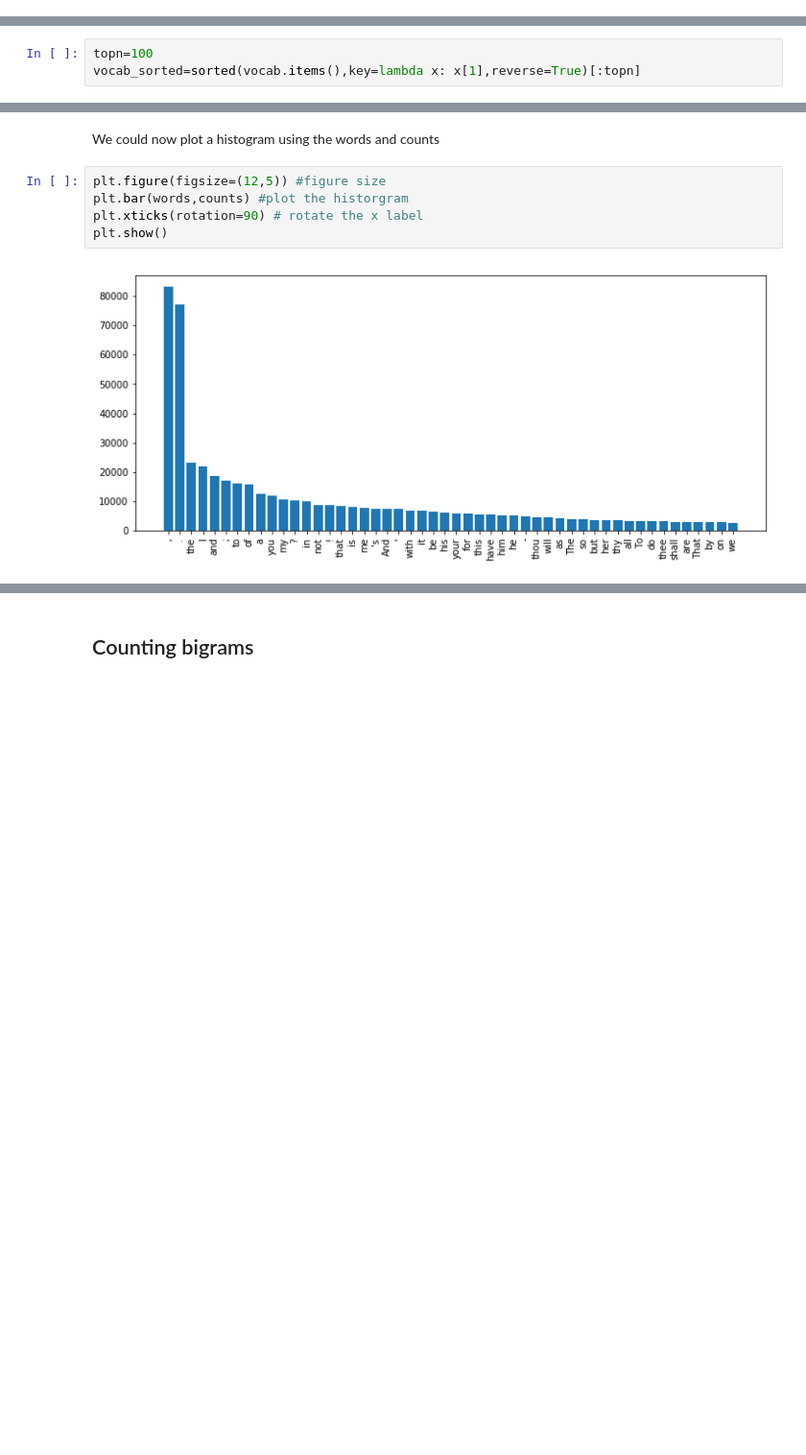
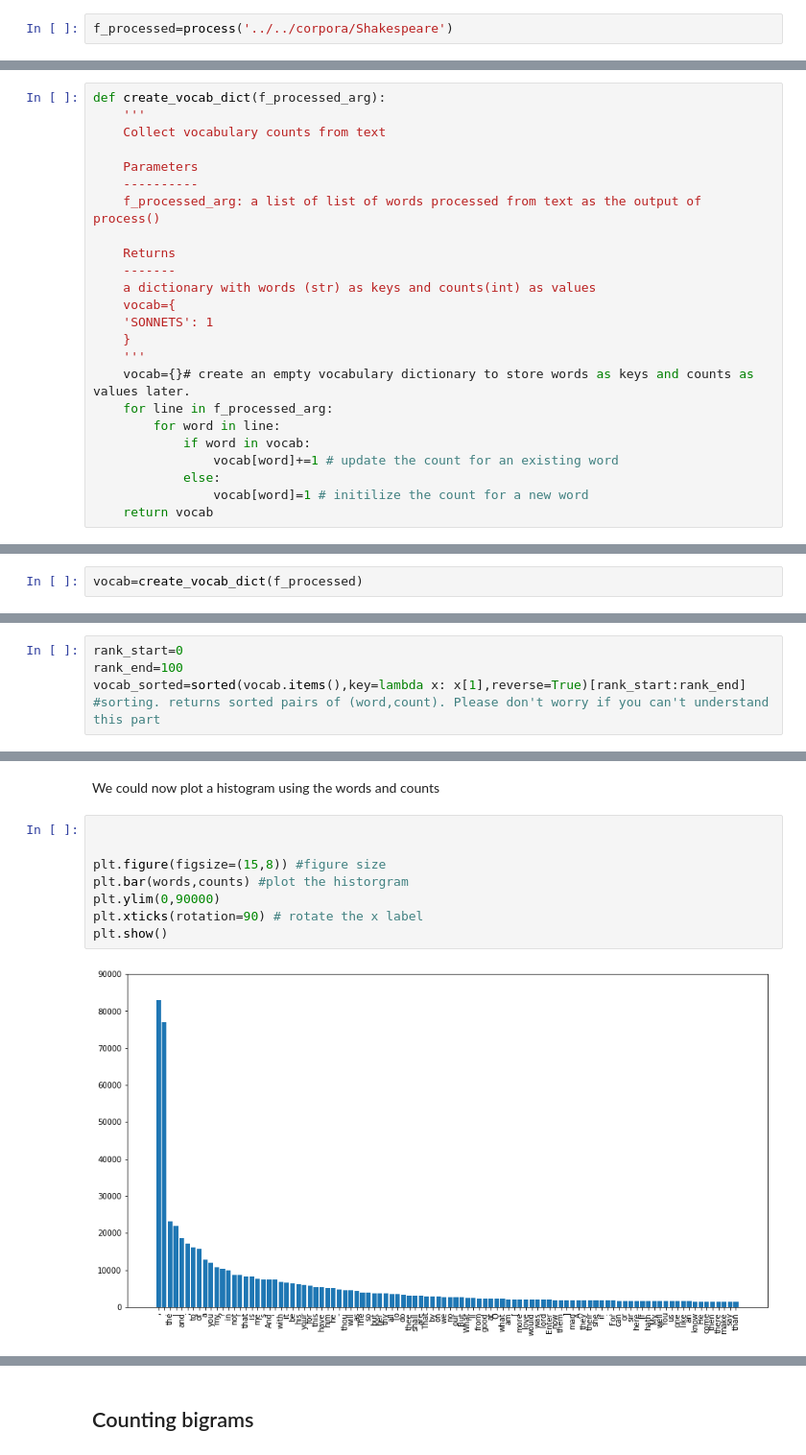
Before and after one commit to cambridgeltl/python4cl, a Jupyter notebook: module_1/module_1.4/module_1.4.ipynb, the cells around one changed output, grey strips where cells are left out. Shown at 96% size. Cells and saved outputs as stored; diff of their text form; blank space fills up the shorter version.

```diff
--- a/module_1/module_1.4/module_1.4.ipynb
+++ b/module_1/module_1.4/module_1.4.ipynb
@@ -65,0 +120,2 @@ for line in f:
+# %%
+f_processed=process('../../corpora/Shakespeare')
@@ -80,0 +165,24 @@ What is the count of the word 'book' in the corpus?
+# %%
+def create_vocab_dict(f_processed_arg):
+    '''
+    Collect vocabulary counts from text
+
+    Parameters
+    ----------
+    f_processed_arg: a list of list of words processed from text as the output of process()
+
+    Returns
+    -------
+    a dictionary with words (str) as keys and counts(int) as values
+    vocab={
+    'SONNETS': 1
+    }
+    '''
+    vocab={}# create an empty vocabulary dictionary to store words as keys and counts as values later.
+    for line in f_processed_arg:
+        for word in line:
+            if word in vocab:
+                vocab[word]+=1 # update the count for an existing word
+            else:
+                vocab[word]=1 # initilize the count for a new word
+    return vocab
@@ -80,0 +191,2 @@ What is the count of the word 'book' in the corpus?
+# %%
+vocab=create_vocab_dict(f_processed)
@@ -132,6 +310,7 @@ Then we can sort the words to get the top-100 frequent words
 # %%
-topn=100
-vocab_sorted=sorted(vocab.items(),key=lambda x: x[1],reverse=True)[:topn]
+rank_start=0
+rank_end=100
+vocab_sorted=sorted(vocab.items(),key=lambda x: x[1],reverse=True)[rank_start:rank_end] #sorting. returns sorted pairs of (word,count). Please don't worry if you can't understand this part
 # %% [markdown]
 loop through the sorted vocabulary to get words and counts for plotting the graphs
 # %%
@@ -145,9 +324,12 @@ for w_c in vocab_sorted:
 # %% [markdown]
 We could now plot a histogram using the words and counts
 # %%
-plt.figure(figsize=(12,5)) #figure size
+
+
+plt.figure(figsize=(15,8)) #figure size
 plt.bar(words,counts) #plot the historgram
+plt.ylim(0,90000)
 plt.xticks(rotation=90) # rotate the x label
 plt.show()
 # %% [output]
-[figure, old version]
+[figure, new version]
```
Also changed, not shown: parts of 52 cells of this notebook, 2 other files.
